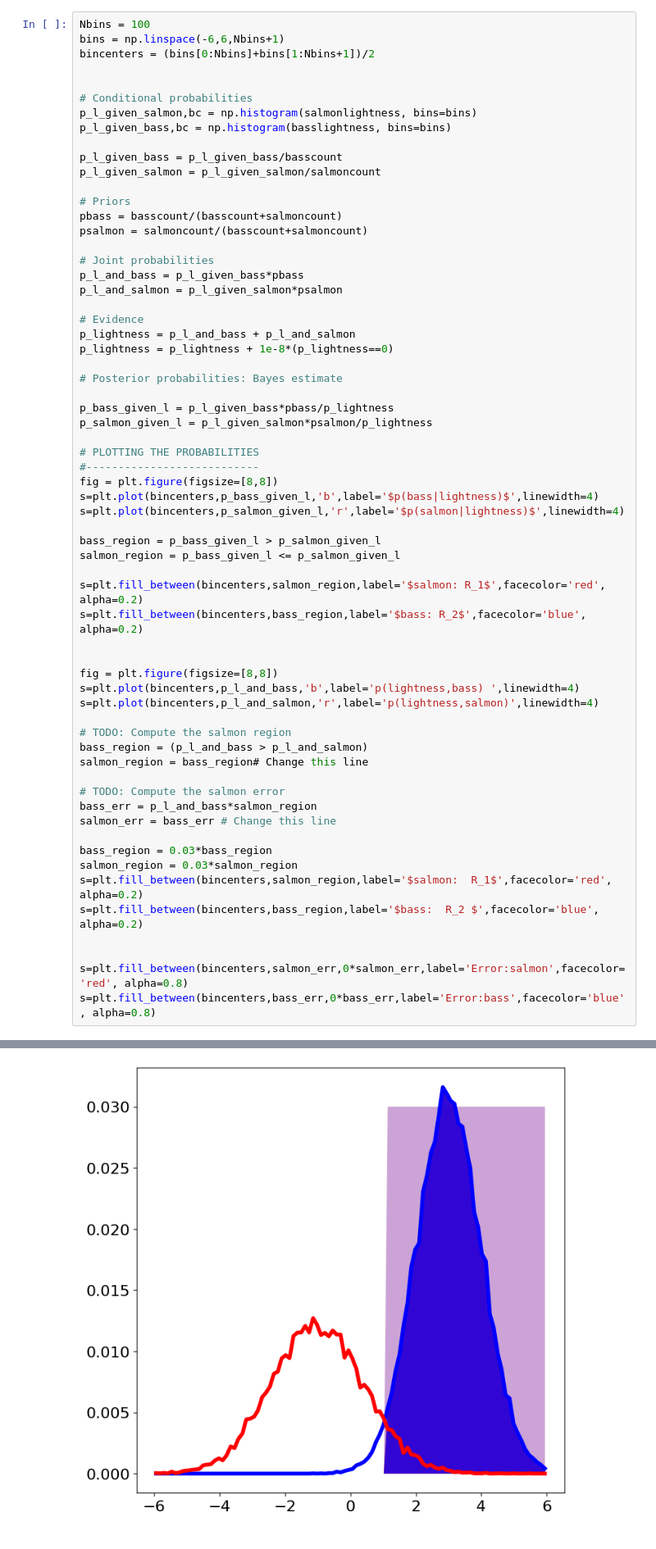
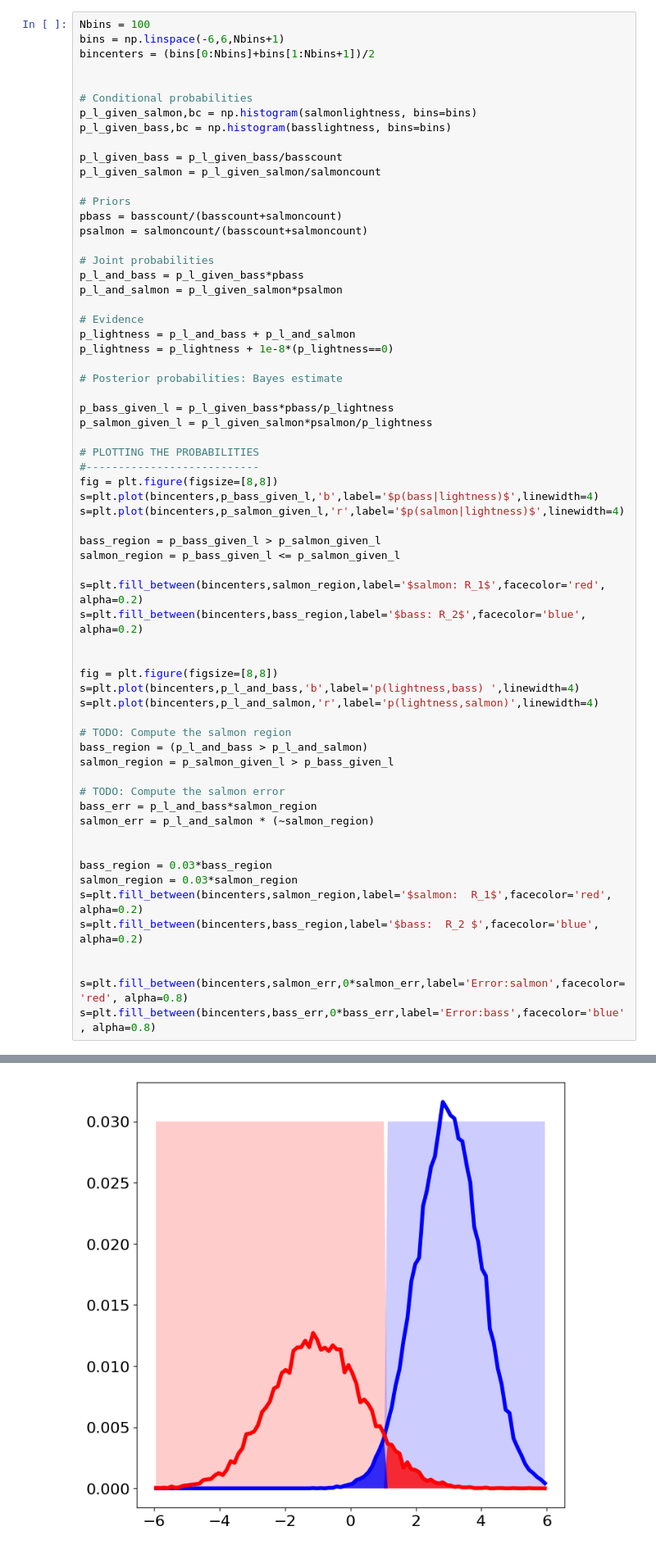
Before and after one commit to aezouhri/Machine_Learning, a Jupyter notebook: MIni Assignment 8/Risk_Minimization.ipynb, the cells around one changed output, grey strips where cells are left out. Shown: that part at 82% size. Cells and saved outputs as stored; diff of their text form.

```diff
--- a/MIni Assignment 8/Risk_Minimization.ipynb
+++ b/MIni Assignment 8/Risk_Minimization.ipynb
@@ -113,36 +113,37 @@ fig = plt.figure(figsize=[8,8])
 s=plt.plot(bincenters,p_bass_given_l,'b',label='$p(bass|lightness)$',linewidth=4)
 s=plt.plot(bincenters,p_salmon_given_l,'r',label='$p(salmon|lightness)$',linewidth=4)
 
 bass_region = p_bass_given_l > p_salmon_given_l
 salmon_region = p_bass_given_l <= p_salmon_given_l
 
 s=plt.fill_between(bincenters,salmon_region,label='$salmon: R_1$',facecolor='red', alpha=0.2)
 s=plt.fill_between(bincenters,bass_region,label='$bass: R_2$',facecolor='blue', alpha=0.2)
 
 
 fig = plt.figure(figsize=[8,8])
 s=plt.plot(bincenters,p_l_and_bass,'b',label='p(lightness,bass) ',linewidth=4)
 s=plt.plot(bincenters,p_l_and_salmon,'r',label='p(lightness,salmon)',linewidth=4)
 
 # TODO: Compute the salmon region
 bass_region = (p_l_and_bass > p_l_and_salmon)
-salmon_region = bass_region# Change this line
+salmon_region = p_salmon_given_l > p_bass_given_l
 
 # TODO: Compute the salmon error
 bass_err = p_l_and_bass*salmon_region
-salmon_err = bass_err # Change this line
+salmon_err = p_l_and_salmon * (~salmon_region)
+
 
 bass_region = 0.03*bass_region
 salmon_region = 0.03*salmon_region
 s=plt.fill_between(bincenters,salmon_region,label='$salmon:  R_1$',facecolor='red', alpha=0.2)
 s=plt.fill_between(bincenters,bass_region,label='$bass:  R_2 $',facecolor='blue', alpha=0.2)
 
 
 s=plt.fill_between(bincenters,salmon_err,0*salmon_err,label='Error:salmon',facecolor='red', alpha=0.8)
 s=plt.fill_between(bincenters,bass_err,0*bass_err,label='Error:bass',facecolor='blue', alpha=0.8)
 # %% [output]
 [figure]
-[figure, old version]
+[figure, new version]
 # %% [markdown]
 # Reject option to reduce error
 
```
Also changed, not shown: parts of 2 cells of this notebook, 1 other file.
